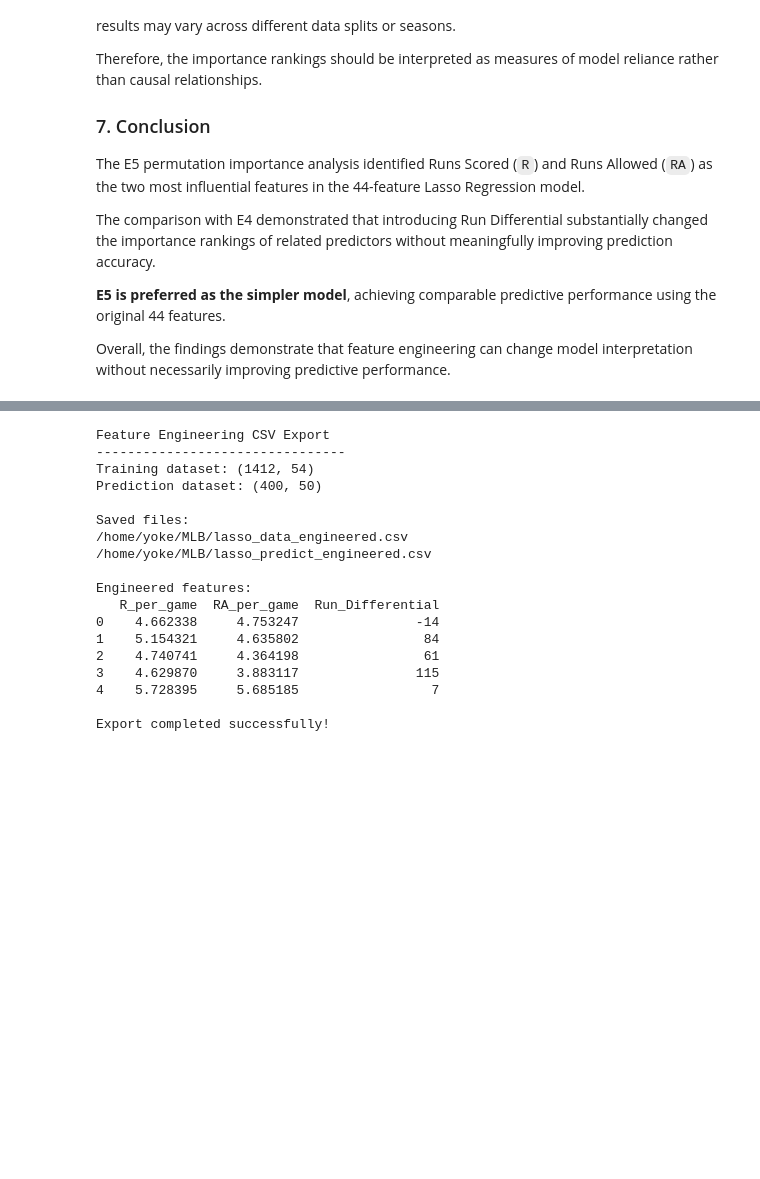
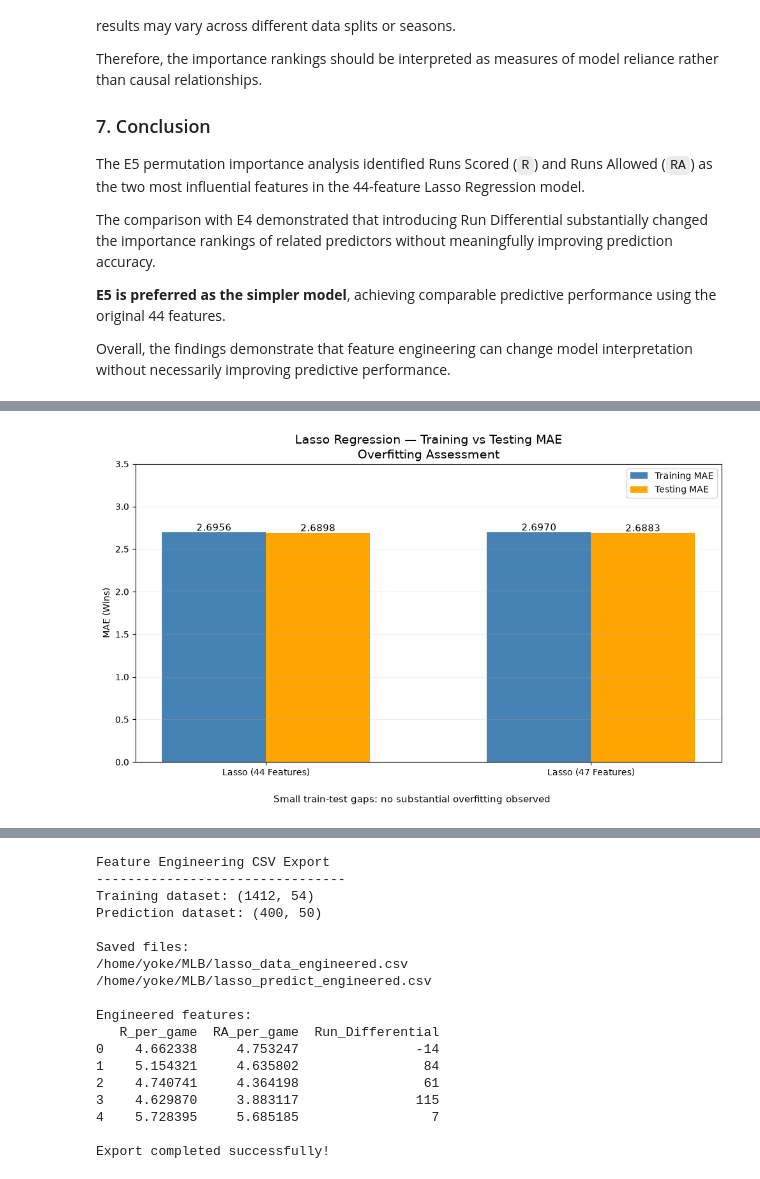
Before and after one commit to laiyokew6996/MLB, a Jupyter notebook: moneyball-starter-notebook(edited).ipynb, the cells around one changed output, grey strips where cells are left out. Saved outputs shown, nothing was run; the diff lists cells and outputs as text; code cells hidden in the pictures; blank space fills up the shorter version.

```diff
--- a/moneyball-starter-notebook(edited).ipynb
+++ b/moneyball-starter-notebook(edited).ipynb
@@ -3064,0 +3289,62 @@ Overall, the findings demonstrate that feature engineering can change model inte
+# %%
+# ============================================================
+# Lasso Regression — Overfitting Assessment
+# Using Existing Results (No Retraining)
+# ============================================================
+
+import numpy as np
+import matplotlib.pyplot as plt
+
+models = ["Lasso (44 Features)", "Lasso (47 Features)"]
+
+train_mae = [2.6956, 2.6970]
+test_mae  = [2.6898, 2.6883]
+
+x = np.arange(len(models))
+width = 0.32
+
+plt.figure(figsize=(10, 6))
+
+bars1 = plt.bar(
+    x - width/2, train_mae, width,
+    label="Training MAE", color="steelblue"
+)
+
+bars2 = plt.bar(
+    x + width/2, test_mae, width,
+    label="Testing MAE", color="orange"
+)
+
+# Display values
+for bars in [bars1, bars2]:
+    for bar in bars:
+        plt.text(
+            bar.get_x() + bar.get_width()/2,
+            bar.get_height() + 0.02,
+            f"{bar.get_height():.4f}",
+            ha="center",
+            fontsize=11
+        )
+
+plt.xticks(x, models)
+plt.ylabel("MAE (Wins)")
+plt.title(
+    "Lasso Regression — Training vs Testing MAE\n"
+    "Overfitting Assessment",
+    fontsize=14
+)
+
+plt.ylim(0, 3.5)
+plt.legend()
+plt.grid(axis="y", alpha=0.2)
+
+plt.figtext(
+    0.5, 0.01,
+    "Small train-test gaps: no substantial overfitting observed",
+    ha="center", fontsize=11
+)
+
+plt.tight_layout(rect=[0, 0.05, 1, 1])
+plt.show()
+# %% [output]
+[figure, added]
```
Also changed, not shown: parts of 5 cells of this notebook, 3 other files.
